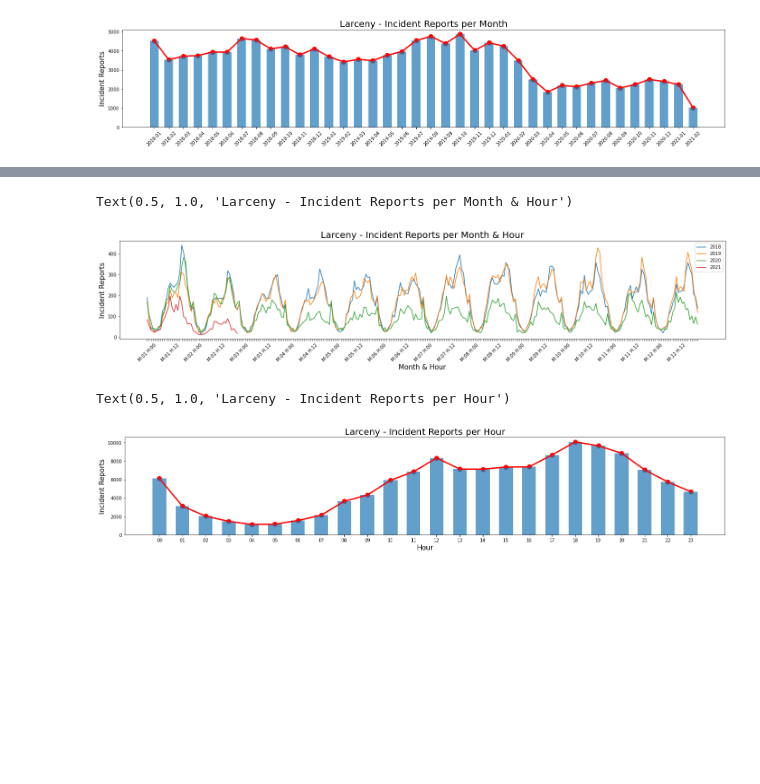
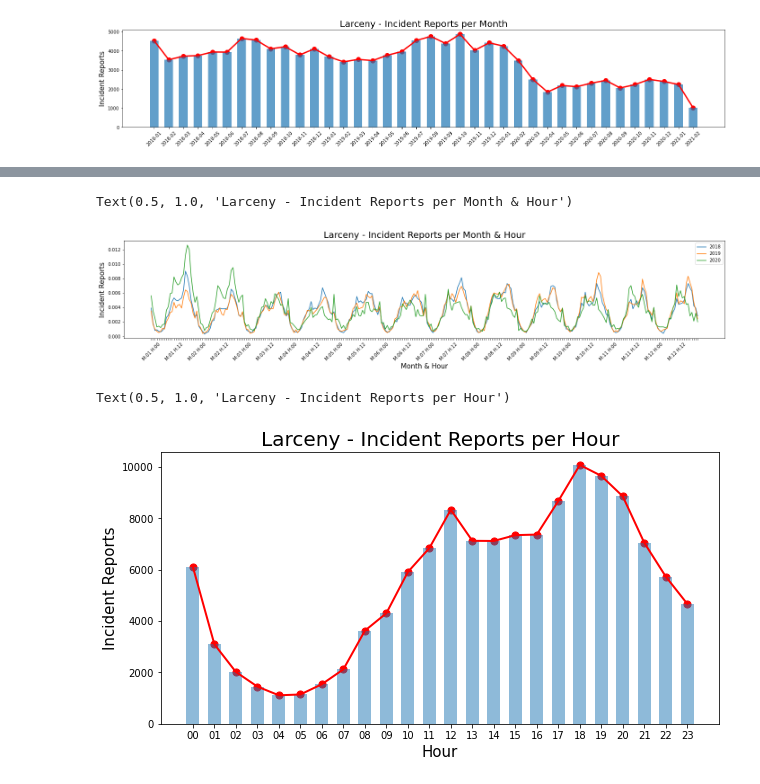
Before and after one commit to yenholaivy/SFPD-Incident-Reports-Analysis, a Jupyter notebook: src/SFPD-incident-reports-EDA.ipynb, the cells around one changed output, grey strips where cells are left out. Drawn from its saved outputs; the diff is of its cells as text; code cells hidden in the pictures; blank space fills up the shorter version.

```diff
--- a/src/SFPD-incident-reports-EDA.ipynb
+++ b/src/SFPD-incident-reports-EDA.ipynb
@@ -169,6 +237,0 @@ See the caveats in the documentation: https://pandas.pydata.org/pandas-docs/stab
-# %%
-#Populate the column
-for k, v in amounts.items():
-    bool_idx = larceny_data['Incident Description'].str.contains(k, regex = False)
-    larceny_data['Larceny Amount'][bool_idx] = v
-larceny_data.head()
@@ -230,0 +272,25 @@ Name: Larceny Amount, dtype: float64
+# %%
+# Manually come up with different brackets for lancery amounts based on the Incident Description
+petty_amounts = ['200', '400','<$50']
+
+# larceny_amount = larceny_data['Incident Description'].to_numpy()
+# larceny_amount['950' in larceny_amount]
+
+
+larceny_data['Larceny Amount'] = larceny_data['Incident Description'].apply(lambda x: 'Grand Larceny Theft' if '>$950' in x else x)
+
+for amount in petty_amounts:
+    larceny_data['Larceny Amount'] = larceny_data['Larceny Amount'].apply(lambda x: 'Petty Larceny Theft' if amount in x else x)
+
+larceny_data['Larceny Amount'] = larceny_data['Larceny Amount'].apply(lambda x: 'Unknown' if (x != 'Grand Larceny Theft') and (x != 'Petty Larceny Theft') else x)
+
+larceny_data['Larceny Amount'].value_counts()
+
+fig, ax = plt.subplots()
+# ax.hist(larceny_data['Larceny Amount'], bins = 3, width = 0.5)
+
+amounts = larceny_data['Larceny Amount'].value_counts()
+x, y = series_to_arr(amounts)
+ax.bar(x, y, width = 0.6, alpha = 0.7)
+ax.set_ylabel('Incident Reports', fontsize = 15)
+ax.set_title('Larceny Theft - Grand vs Petty', fontsize = 15)
@@ -324,3 +562,9 @@ ax.set_title('Larceny - Incident Reports per Month', fontsize = 20)
 # %% [output]
 Text(0.5, 1.0, 'Larceny - Incident Reports per Month')
 [figure]
+# %%
+larceny_data['Incident Day of Week'].value_counts()
+day_of_week = {'Monday': '1', 'Tuesday':'2', 'Wednesday':'3', 'Thursday':'4', 'Friday':'5', 'Saturday':'6', 'Sunday':'7'}
+# %%
+larceny_data['Day of Week ID'] = larceny_data['Incident Day of Week'].map(day_of_week)
+larceny_data.head()
@@ -347,14 +641,15 @@ y21_m_h = get_month_hour(larceny_data, 2021)
 # %%
 fig, ax = plt.subplots(figsize = (24,4))
-x, y = series_to_arr(y18_m_h)
-ax.plot(x, y, label = '2018')
-x, y = series_to_arr(y19_m_h)
-ax.plot(x, y, label = '2019')
-x, y = series_to_arr(y20_m_h)
-ax.plot(x, y, label = '2020')
-x, y = series_to_arr(y21_m_h)
-ax.plot(x, y, label = '2021')
+x, y1 = series_to_arr(proportion(y18_m_h))
+ax.plot(x, y1, label = '2018')
+x, y2 = series_to_arr(proportion(y19_m_h))
+ax.plot(x, y2, label = '2019')
+x, y3 = series_to_arr(proportion(y20_m_h))
+ax.plot(x, y3, label = '2020')
+# x, y4 = series_to_arr(proportion(y21_m_h))
+# ax.plot(x, y4, label = '2021')
 ax.tick_params(axis='x', labelrotation=45)
+# ax.get_xaxis().set_visible(False)
 for index, label in enumerate(ax.xaxis.get_ticklabels()):
     if index % 12 != 0:
         label.set_visible(False)
@@ -364,17 +659,17 @@ ax.legend()
 ax.set_title('Larceny - Incident Reports per Month & Hour', fontsize = 20)
 # %% [output]
 Text(0.5, 1.0, 'Larceny - Incident Reports per Month & Hour')
-[figure, old version]
+[figure, new version]
 # %%
-fig, ax = plt.subplots(figsize = (24,4))
+fig, ax = plt.subplots(figsize = (10,5))
 x, y = series_to_arr(larceny_data['Incident Hour'].value_counts().sort_index())
-ax.scatter(x, y, c = 'red', s = 100)
-ax.plot(x, y, c = 'red',linewidth = 3)
-ax.bar(x, y, width = 0.6, alpha = 0.7)
+ax.scatter(x, y, c = 'red', s = 50)
+ax.plot(x, y, c = 'red',linewidth = 2)
+ax.bar(x, y, width = 0.6, alpha = 0.5)
 # ax.tick_params(labelrotation=45)
 ax.set_xlabel('Hour', fontsize = 15)
 ax.set_ylabel('Incident Reports', fontsize = 15)
 ax.set_title('Larceny - Incident Reports per Hour', fontsize = 20)
 # %% [output]
 Text(0.5, 1.0, 'Larceny - Incident Reports per Hour')
-[figure, old version]
+[figure, new version]
```
Also changed, not shown: parts of 94 cells of this notebook.
